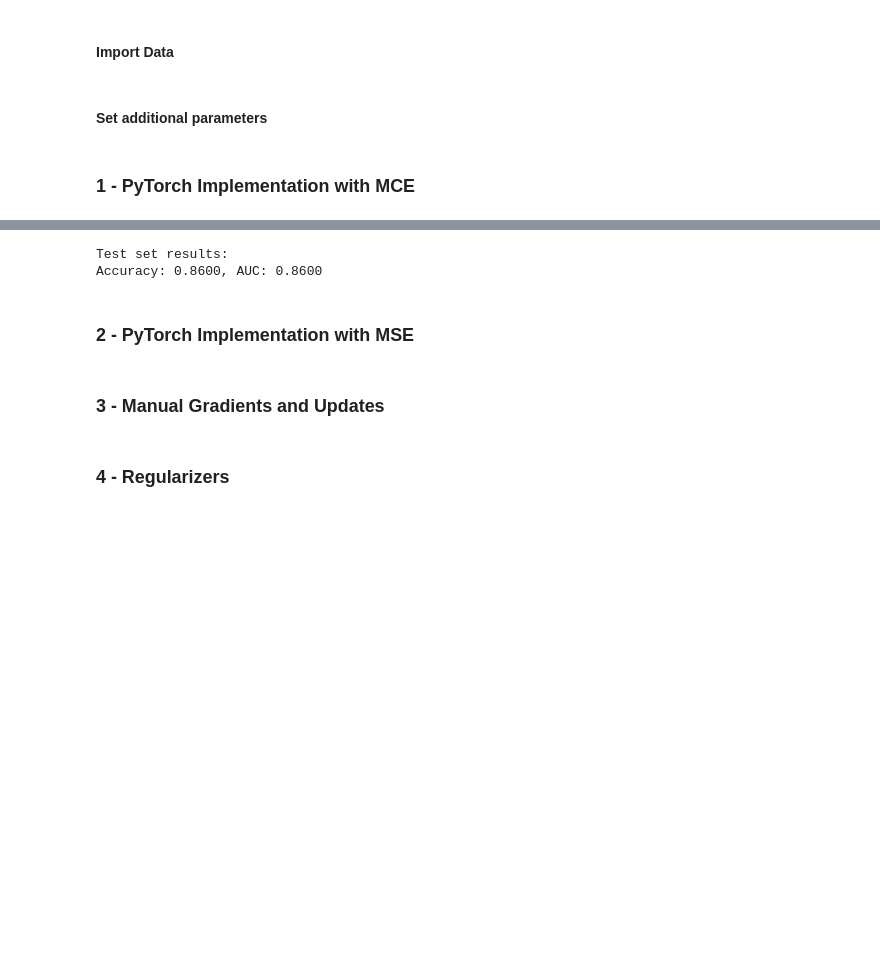
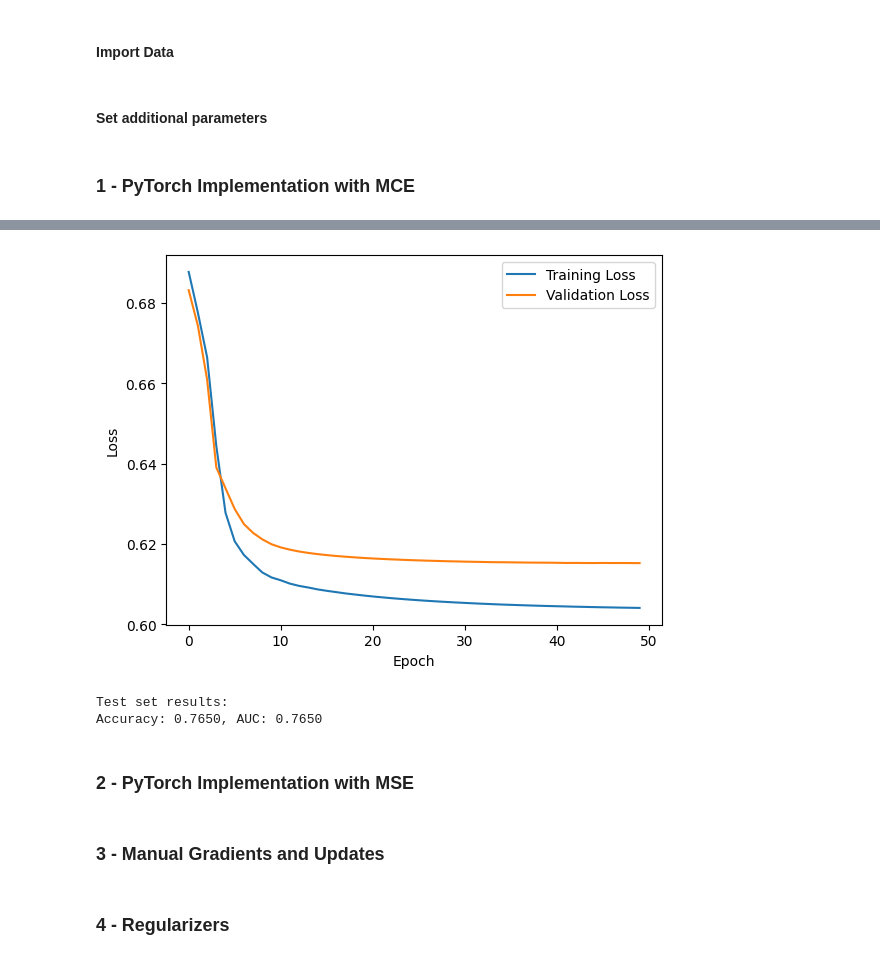
Before and after one commit to ascharie/CS349---Group8, a Jupyter notebook: HW3/Main_eric.ipynb, the cells around one changed output, grey strips where cells are left out. Saved outputs shown, nothing was run; the diff lists cells and outputs as text; code cells hidden in the pictures; blank space fills up the shorter version.

```diff
--- a/HW3/Main_eric.ipynb
+++ b/HW3/Main_eric.ipynb
@@ -56,6 +56,7 @@ class FeedForward(nn.Module):
 
 def train_model(model, dataloader, criterion, optimizer, device):
   model.train()
+  tot_train_loss = 0
   for data, target in dataloader:
       data, target = data.to(device), target.to(device)
       optimizer.zero_grad()
@@ -63,22 +64,28 @@ def train_model(model, dataloader, criterion, optimizer, device):
       loss = criterion(output, target)
       loss.backward()
       optimizer.step()
+      tot_train_loss += loss.item()
+  return tot_train_loss / len(dataloader)
 
-def evaluate_model(model, dataloader, device):
+def evaluate_model(model, dataloader, criterion, device):
   model.eval()
   targets = []
   predictions = []
+  total_loss = 0
   with torch.no_grad():
       for data, target in dataloader:
-          data = data.to(device)
+          data, target = data.to(device), target.to(device)
           output = model(data).squeeze()
+          loss = criterion(output, target)
+          total_loss += loss.item()
           predictions.extend(output.cpu().numpy())
           targets.extend(target.cpu().numpy())
   # Calculate binary classification metrics
   predictions = np.array(predictions) > 0.5  # Threshold at 0.5
   accuracy = accuracy_score(targets, predictions)
   auc = roc_auc_score(targets, predictions)
-  return accuracy, auc
+  avg_loss = total_loss / len(dataloader)
+  return accuracy, auc, avg_loss
 
 def process_data(train_df, valid_df, test_df, batch_size, shuffle):
   # set up data
@@ -120,10 +130,13 @@ model = FeedForward(len_features, 1, k).to(device)
 loss_fun = nn.BCEWithLogitsLoss()
 optimizer = torch.optim.Adam(model.parameters(), lr=lr)
 # %%
-epochs = 50 # number of epochs
+training_loss = []
+validation_loss = []
 for epoch in range(epochs):
-    train_model(model, train_loader, loss_fun, optimizer, device)
+    avg_train_loss = train_model(model, train_loader, loss_fun, optimizer, device)
+    accuracy, auc, avg_valid_loss = evaluate_model(model, valid_loader, loss_fun, device)
+    training_loss.append(avg_train_loss)
+    validation_loss.append(avg_valid_loss)
     if ((epoch+1) % 10 == 0) or epoch == 0:
-        accuracy, auc = evaluate_model(model, valid_loader, device)
         print(f"Epoch {epoch+1}/{epochs}, Validation Set - Accuracy: {accuracy:.4f} | AUC: {auc:.4f}")
 # %% [output]
@@ -134,12 +147,22 @@ Epoch 30/50, Validation Set - Accuracy: 0.7350 | AUC: 0.7350
 Epoch 40/50, Validation Set - Accuracy: 0.7350 | AUC: 0.7350
 Epoch 50/50, Validation Set - Accuracy: 0.7350 | AUC: 0.7350
+# %%
+# plot training and validation loss over epochs
+plt.plot(training_loss, label='Training Loss')
+plt.plot(validation_loss, label='Validation Loss')
+plt.xlabel('Epoch')
+plt.ylabel('Loss')
+plt.legend()
+plt.show()
+# %% [output]
+[figure, added]
 # %%
 print("Test set results:")
-accuracy, auc = evaluate_model(model, test_loader, device)
+accuracy, auc, avg_test_loss = evaluate_model(model, test_loader, loss_fun, device)
 print(f"Accuracy: {accuracy:.4f}, AUC: {auc:.4f}")
 # %% [output]
 Test set results:
-Accuracy: 0.8600, AUC: 0.8600
+Accuracy: 0.7650, AUC: 0.7650
 # %% [markdown]
 ### 2 - PyTorch Implementation with MSE
 # %% [markdown]
```
Also changed, not shown: parts of 3 cells of this notebook.
